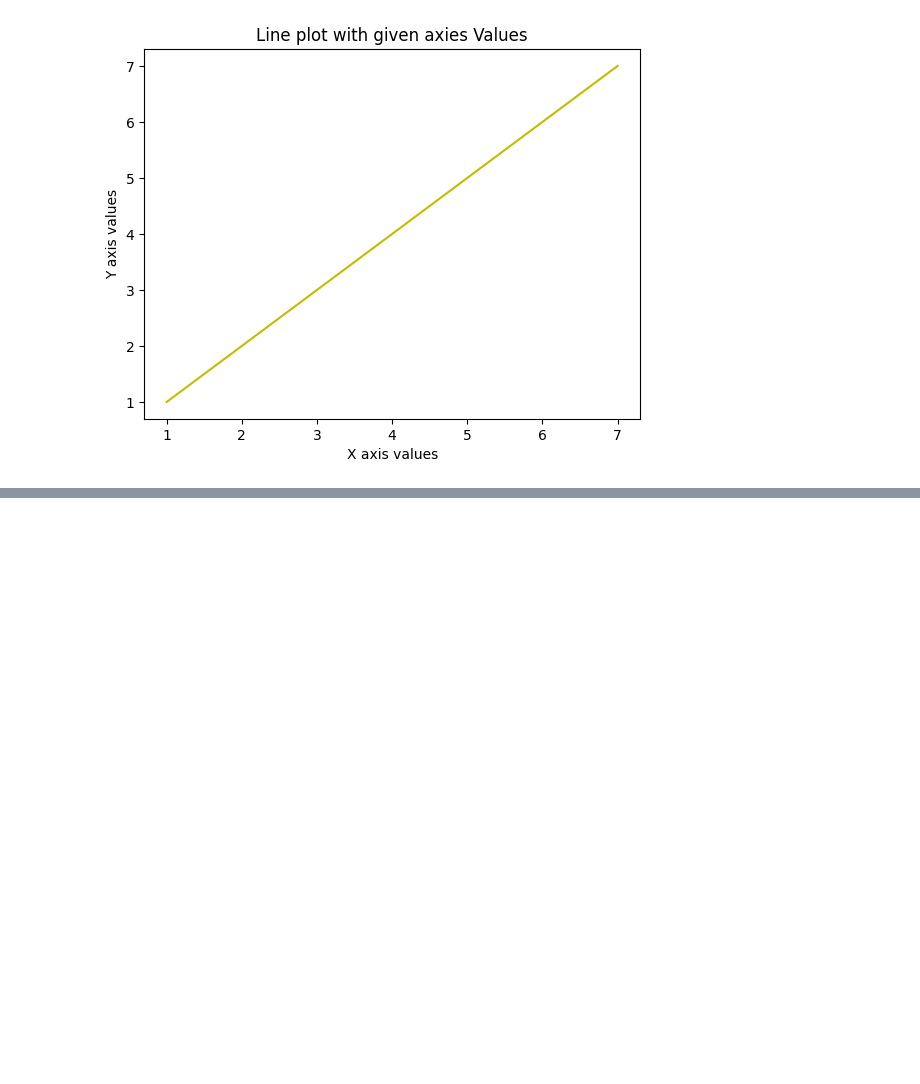
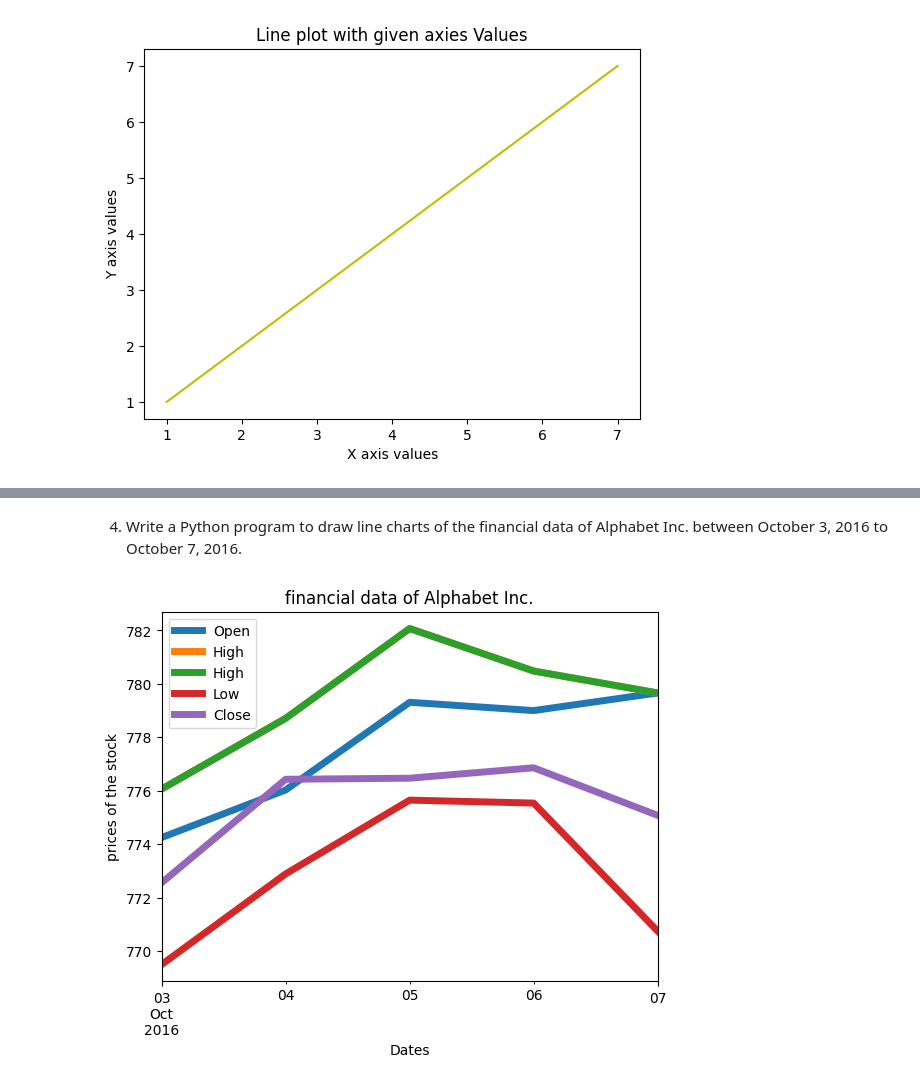
Before and after one commit to sanjaysanju673/Python_libraries-, a Jupyter notebook: Matplot/matplot/matplot.ipynb, the cells around one changed output, grey strips where cells are left out. Saved outputs shown, nothing was run; the diff lists cells and outputs as text; code cells hidden in the pictures; blank space fills up the shorter version.

```diff
--- a/Matplot/matplot/matplot.ipynb
+++ b/Matplot/matplot/matplot.ipynb
@@ -92,0 +123,27 @@ plt.show()
+# %% [markdown]
+4. Write a Python program to draw line charts of the financial data of Alphabet Inc. between
+October 3, 2016 to October 7, 2016.
+# %%
+'''
+    @Author: v sanjay kumar
+    @Date: 2024-08-12 10:00:30
+    @Last Modified by: v sanjay kumar
+    @Last Modified time: 2024-08-12 10:00:30.
+    @Title :program to draw a line using given axis values taken from a text file, with
+                suitable label in the x axis, y axis and a title
+'''
+
+def main():
+
+    df = pd.read_csv('fdata.csv', parse_dates=['Date'],dayfirst=True)
+    df.plot('Date',['Open','High','High','Low','Close'],linewidth=5)
+    plt.title("financial data of Alphabet Inc.")
+    plt.xlabel('Dates')
+    plt.ylabel('prices of the stock')
+    plt.show()
+
+
+if __name__ == '__main__':
+    main()
+# %% [output]
+[figure, added]
```
Also changed, not shown: parts of 30 cells of this notebook, 1 other file.
